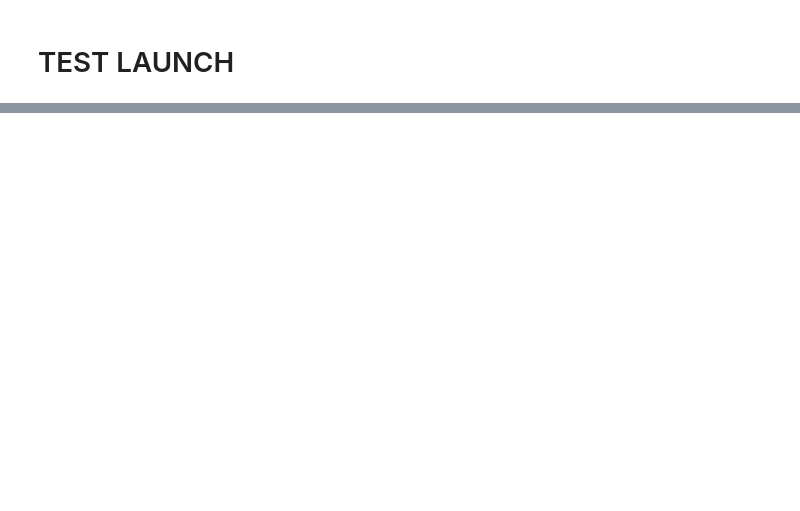
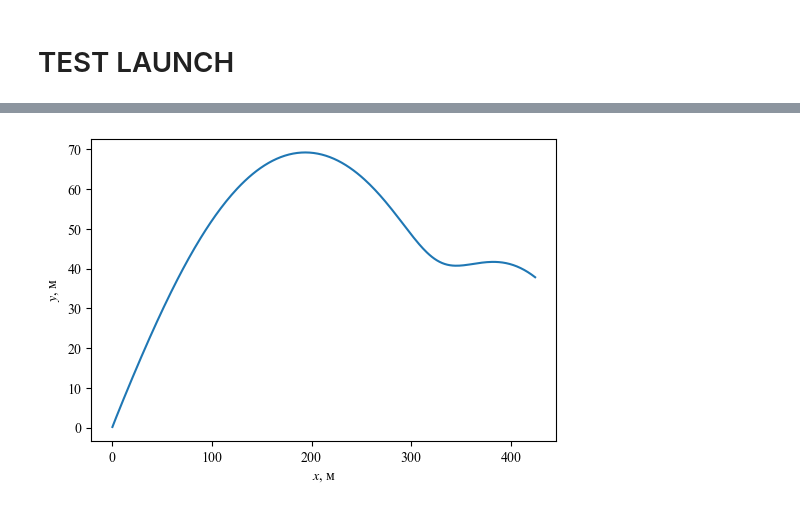
Before and after one commit to kirtis26/Missile3D, a Jupyter notebook: Missile3D.ipynb, the cells around one changed output, grey strips where cells are left out. Cells and saved outputs as stored; diff of their text form; code cells hidden in the pictures; blank space fills up the shorter version.

```diff
--- a/Missile3D.ipynb
+++ b/Missile3D.ipynb
@@ -898,6 +911,8 @@ opts = {
     'Cy_alpha': np.array([0.2, 0.3, 0.35, 0.4, 0.35, 0.3, 0.25, 0.225, 0.2]),
     'Cy_delta': np.array([0.15, 0.25, 0.30, 0.35, 0.30, 0.25, 0.20, 0.175, 0.15]),
     'mz_wz': np.array([-10, 0, 10]),
+    'mx_wx': np.array([0.05, 0.1, 0.15, 0.2, 0.25, 0.3, 0.35, 0.4, 0.45]),
+    'mx_delta': np.array([1.0, 0, -1.0]),
     'i': 1.0
 }
 # %%
@@ -917,9 +944,9 @@ trg.fly_time
 # %%
 traj = trg.get_traject(trg.fly_time)
 # %%
-dt = 0.5
+dt = 0.1
 # %%
-for i in tqdm(range(10)):
+for i in tqdm(range(30)):
     trg.step(tau=dt)
     mis.step(mis.get_action_proportional_guidance(trg), tau=dt)
 # %%
@@ -947,0 +979,8 @@ plt.show()
+# %%
+plt.figure(dpi=100)
+plt.plot(mis.history['x'], mis.history['y'])
+plt.xlabel('$x$, м')
+plt.ylabel('$y$, м')
+plt.show()
+# %% [output]
+[figure, added]
```
Also changed, not shown: parts of 10 cells of this notebook, 1 other file.
